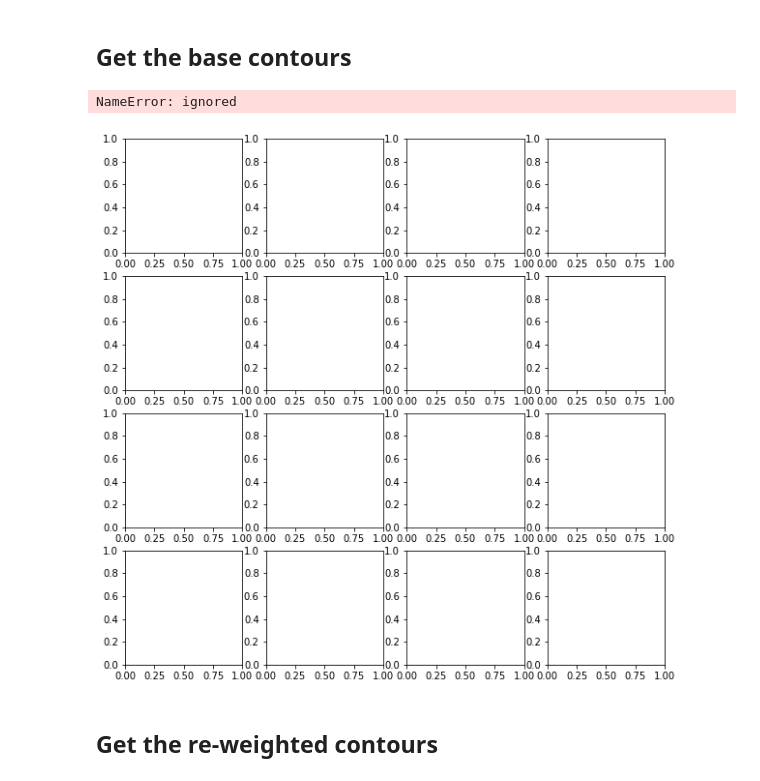
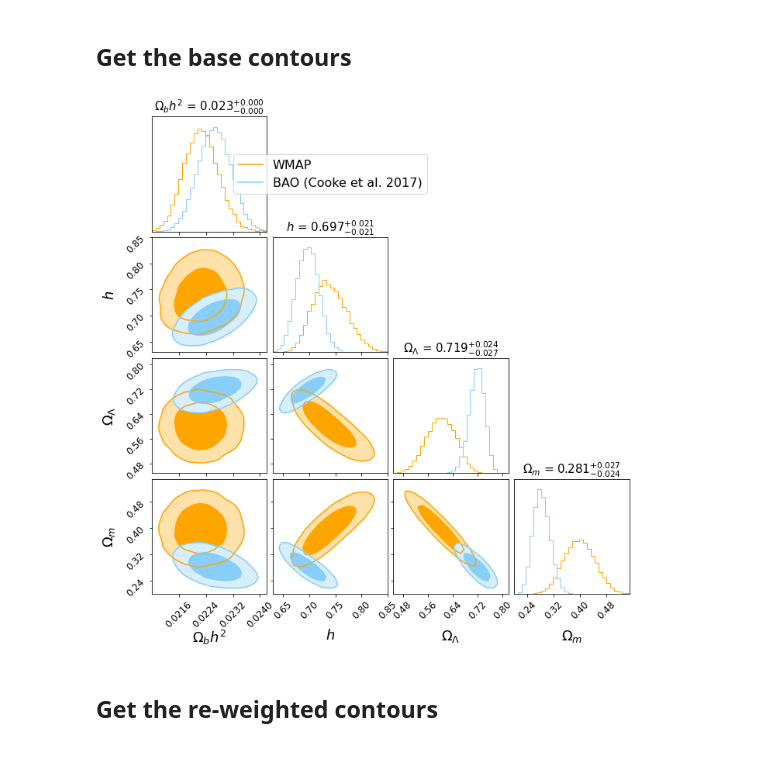
Before and after one commit to davidepelliciari/statistics, a Jupyter notebook: imp_sampling.ipynb, the cells around one changed output. Saved outputs shown, nothing was run; the diff lists cells and outputs as text; code cells hidden in the pictures.

```diff
--- a/imp_sampling.ipynb
+++ b/imp_sampling.ipynb
@@ -353,40 +359,40 @@ final_weights = list(weights_A)+list(weights_B)
 def plot_contours(points, figure, axes, color, label, w):
 
   labels_par = [r'$\Omega_bh^2$', r'$h$', r'$\Omega_{\Lambda}$', r'$\Omega_m$']
-  range = [(0.0208, 0.0240), (0.63, 0.83), (0.45,0.80), (0.2, 0.53)]
+  range = [(0.0208, 0.0242), (0.63, 0.85), (0.45,0.82), (0.2, 0.55)]
 
   corner.corner(points, weights=w, bins=30, labels=labels_par, title_fmt = ".3f",\
                 smooth1d=None, plot_datapoints=False, show_titles=True, smooth=True,\
                 plot_density=True,range=range,truth_color="firebrick", levels=(0.68,0.95), plot_contours=True,\
-                color=color, title_kwargs={"fontsize": 20}, fill_contours=True, hist_kwargs={"density" : True, "color":color}, fig=figure)
+                color=color, title_kwargs={"fontsize": 15}, fill_contours=True,\
+                label_kwargs=dict(fontsize=18),hist_kwargs={"density" : True, "color":color}, fig=figure)
 
   axes[0][1].plot(1,1,color, label=label)
-  axes[0][1].legend(loc="best", fontsize=11)
+  axes[0][1].legend(loc="center", fontsize=16)
 
   for ax in fig.get_axes():
-    ax.tick_params(axis='both', labelsize=15)
+    ax.tick_params(axis='both', labelsize=12)
 # %% [markdown]
 ## Get the base contours
 # %%
 col1 = 'orange'
 col2 = 'lightskyblue'
 col3 = 'firebrick'
 col4 = 'royalblue'
 
-label_chainA = "WMAP"
-label_chainB = "BAO (Cooke et al. 17)"
-label_chainAB = "WMAP+BAO"
-label_chainBA = "BAO+WMAP"
+label_chainA = "BAO (Cooke et al. 17)"
+label_chainB = "WMAP"
+label_chainAB = "BAO+WMAP"
+label_chainBA = "WMAP+BAO"
 label_impsamp = "imp. sampling"
 
 fig, axes = plt.subplots(nparams, nparams, figsize=(10,10))
 
 #plot the base contours
 plot_contours(np.array(par_A).T, fig, axes, col1, "WMAP", None)
 plot_contours(np.array(par_B).T, fig, axes, col2, "BAO (Cooke et al. 2017)", None)
 # %% [output]
-NameError: ignored
-[figure, old version]
+[figure, new version]
 # %% [markdown]
 ## Get the re-weighted contours
 # %%
```
Also changed, not shown: parts of 19 cells of this notebook.
